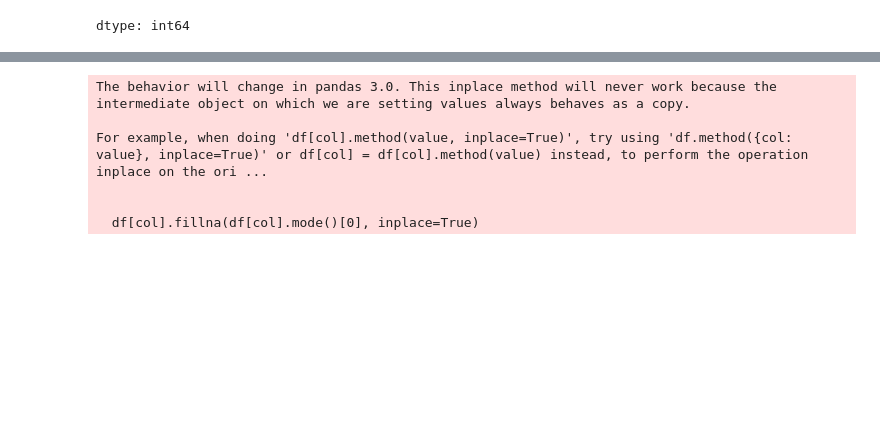
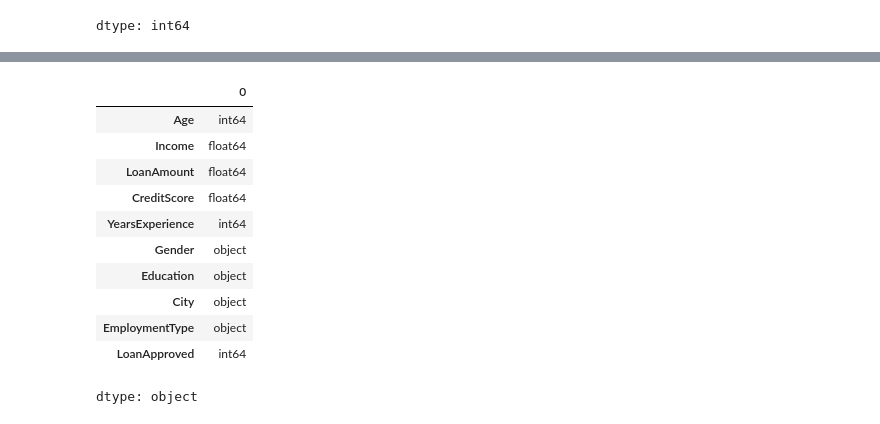
Before and after one commit to DhananiParita/Loan_risk_prediction, a Jupyter notebook: project.ipynb, the cells around one changed output, grey strips where cells are left out. Saved outputs shown, nothing was run; the diff lists cells and outputs as text; code cells hidden in the pictures; blank space fills up the shorter version.

```diff
--- a/project.ipynb
+++ b/project.ipynb
@@ -69,12 +100,2 @@ df.drop_duplicates(inplace=True)
 # %%
 df.fillna(df.mean(numeric_only=True), inplace=True)
-# %%
-for col in df.select_dtypes(include='object'):
-    df[col].fillna(df[col].mode()[0], inplace=True)
-# %% [output]
-The behavior will change in pandas 3.0. This inplace method will never work because the intermediate object on which we are setting values always behaves as a copy.
-
-For example, when doing 'df[col].method(value, inplace=True)', try using 'df.method({col: value}, inplace=True)' or df[col] = df[col].method(value) instead, to perform the operation inplace on the ori ...
-
-
-  df[col].fillna(df[col].mode()[0], inplace=True)
@@ -80,0 +105,15 @@ For example, when doing 'df[col].method(value, inplace=True)', try using 'df.met
+# %%
+df.dtypes
+# %% [output]
+|  | 0 |
+| Age | int64 |
+| Income | float64 |
+| LoanAmount | float64 |
+| CreditScore | float64 |
+| YearsExperience | int64 |
+| Gender | object |
+| Education | object |
+| City | object |
+| EmploymentType | object |
+| LoanApproved | int64 |
+dtype: object
```
Also changed, not shown: parts of 13 cells of this notebook.
